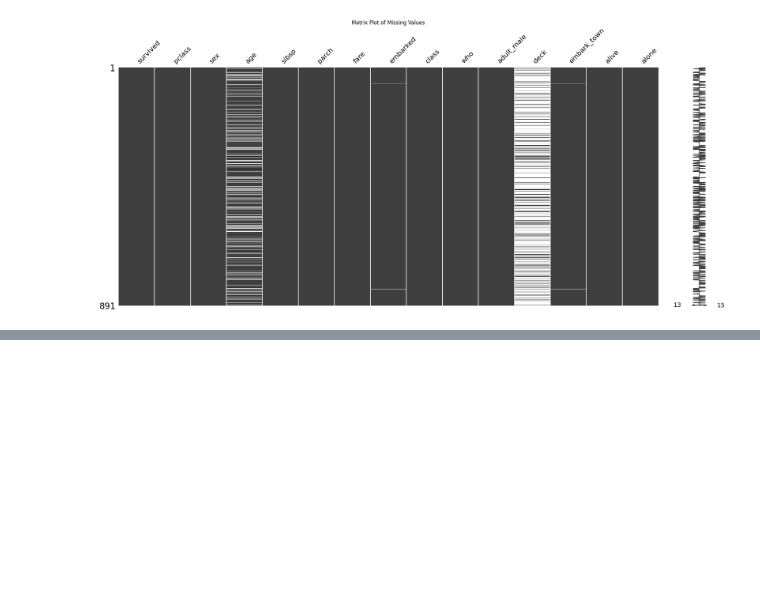
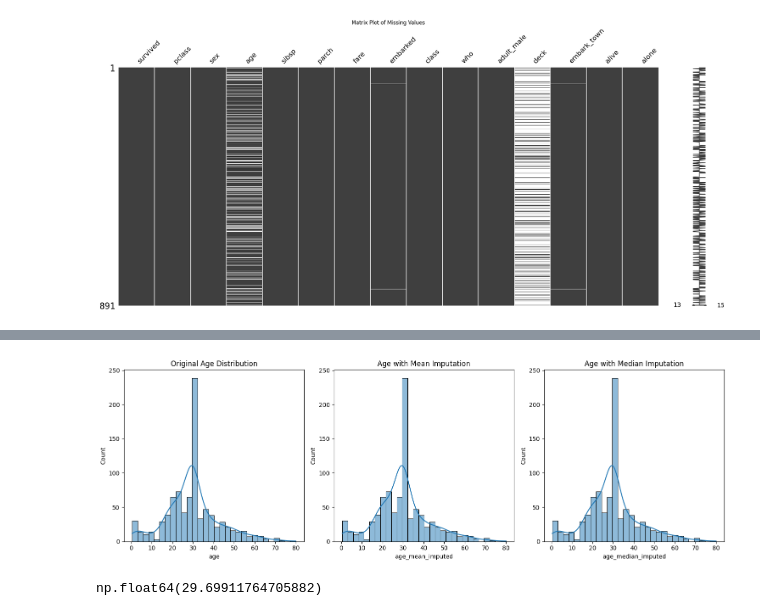
Before and after one commit to mseifoori/Machine-Learning-Exercises, a Jupyter notebook: Data_Processing/Notes/EDA_notes.ipynb, the cells around one changed output, grey strips where cells are left out. Drawn from its saved outputs; the diff is of its cells as text; code cells hidden in the pictures; blank space fills up the shorter version.

Commit message:
Handling Missing Data exercises

```diff
--- a/Data_Processing/Notes/EDA_notes.ipynb
+++ b/Data_Processing/Notes/EDA_notes.ipynb
@@ -406,3 +406,11 @@ def suspicious_values_detector(df, suspicious_values, inplace_replace=False):
         return df
 
     return results
+# %%
+# 5b.
+# Simple Imputation Techniques:
+# 1) Fill the missing value of a numeric column with mean or median.
+# Note: The median is preferable to the mean because, unlike the median, the mean can be significantly influenced by outliers.
+titanic_df['age'] = pd.to_numeric(titanic_df['age'], errors='coerce')
+titanic_df['age'].fillna(titanic_df['age'].mean())
+titanic_df['age'].fillna(titanic_df['age'].median())
@@ -408,0 +430,24 @@ def suspicious_values_detector(df, suspicious_values, inplace_replace=False):
+# %%
+# After visualizing the dataset following the imputation of missing values,
+# a distinct and pronounced spike becomes apparent. This is not a desirable outcome.
+titanic_df["age_mean_imputed"] = titanic_df["age"].fillna(titanic_df["age"].mean())
+titanic_df["age_median_imputed"] = titanic_df["age"].fillna(titanic_df["age"].median())
+fig, (ax1, ax2, ax3) = plt.subplots(1, 3, figsize=(15, 5))
+sns.histplot(titanic_df['age'], kde=True, ax=ax1)
+ax1.set_title('Original Age Distribution')
+
+sns.histplot(titanic_df['age_mean_imputed'], kde=True, ax=ax2)
+ax2.set_title('Age with Mean Imputation')
+
+sns.histplot(titanic_df['age_median_imputed'], kde=True, ax=ax3)
+ax3.set_title('Age with Median Imputation')
+
+plt.tight_layout()
+# %% [output]
+[figure, added]
+# %%
+# This issue can be partially mitigated by binning the data based on other variables,
+# which distributes the pronounced spike into several smaller, more dispersed spikes.
+titanic_df[titanic_df['sex'] == 'male']['age'].median()
+# %% [output]
+np.float64(29.69911764705882)
```
Also changed, not shown: parts of 5 cells of this notebook, 1 other file.
